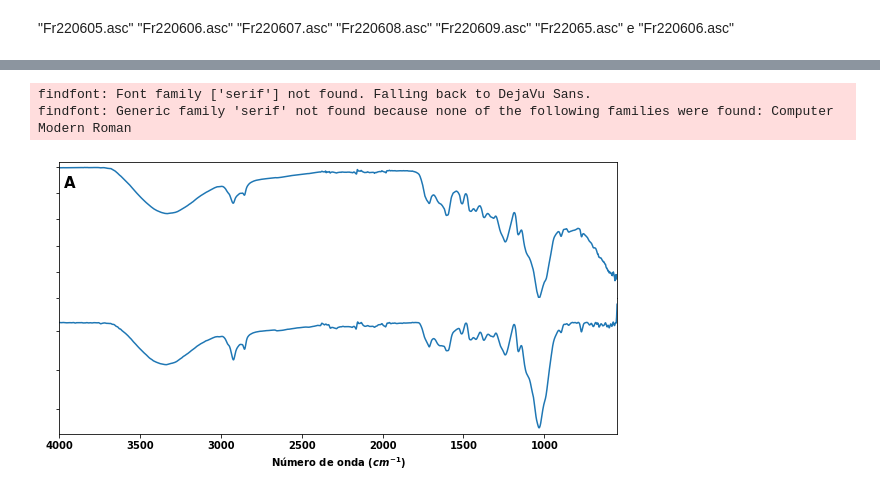
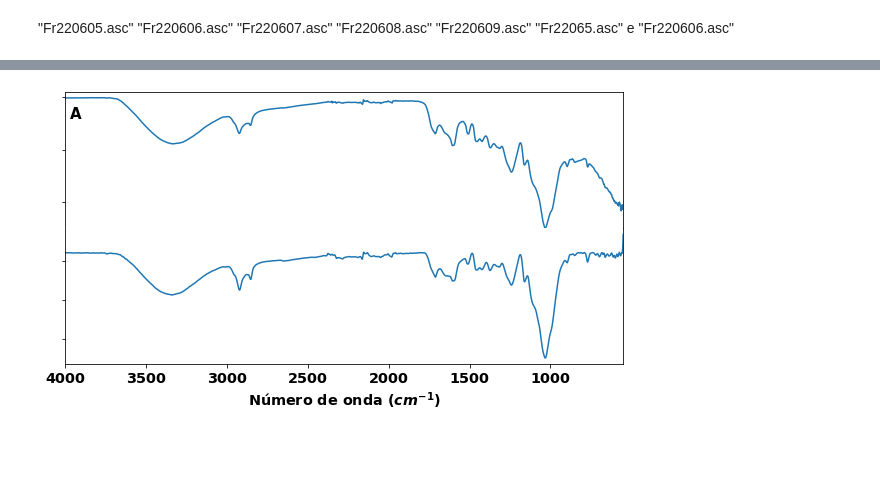
Before and after one commit to IvanRehder/Blender, a Jupyter notebook: Projetos/Projeto Vitor/LerGrafico.ipynb, the cells around one changed output, grey strips where cells are left out. Cells and saved outputs as stored; diff of their text form; code cells hidden in the pictures; blank space fills up the shorter version.

```diff
--- a/Projetos/Projeto Vitor/LerGrafico.ipynb
+++ b/Projetos/Projeto Vitor/LerGrafico.ipynb
@@ -13,8 +13,12 @@ plt.rcParams.update({
     #"text.usetex": True,     # use inline math for ticks
     #"pgf.rcfonts": False,    # don't setup fonts from rc parameters
     "figure.figsize": [10,5],
+    "axes.titlesize": "x-large",   # fontsize oarqthe axes title
+    "axes.labelsize": "x-large",  # fontsize of the x any y labe
     #"axes.titlesize": "xx-large",   # fontsize oarqthe axes title
     #"axes.labelsize": "xx-large",  # fontsize of the x any y labels
+    "xtick.labelsize": "x-large",  # font size of the tick labels
+    "ytick.labelsize": "x-large",  # font size of the tick labels
     #"xtick.labelsize": "xx-large",  # font size of the tick labels
     #"ytick.labelsize": "xx-large",  # font size of the tick labels
     #"legend.fontsize":   "large",
@@ -162,34 +165,32 @@ dataX = []
 dataY = []
 for linha in data:
     dataX.append(linha[0])
     dataY.append(linha[1])
 
 fig.figsize = [16,8]
 axs[0].plot(dataX,dataY)
 axs[0].set_yticklabels([])
 axs[0].set_ylim(min(dataY),max(dataY)+1)
 axs[0].annotate('A',xy=(2000, 80), xytext=(0.03, 0.9), textcoords='axes fraction',horizontalalignment='right', verticalalignment='top',fontsize=15)
 axs[0].label_outer()
 axs[0].spines['bottom'].set_visible(False)
 
 data = np.loadtxt(arq[1], skiprows = 55)
 dataX = []
 dataY = []
 for linha in data:
     dataX.append(linha[0])
     dataY.append(linha[1])
 
 axs[1].plot(dataX,dataY)
 axs[1].set_xlim(dataX[0],dataX[-1])
 axs[1].set_xlabel(r'Número de onda ($cm^{-1})$', fontweight='bold')
 axs[1].set_yticklabels([])
-axs[1].annotate('A',xy=(2000, 80), xytext=(0.03, 0.9), textcoords='axes fraction',horizontalalignment='right', verticalalignment='top',fontsize=15)
+axs[1].annotate('B',xy=(2000, 80), xytext=(0.03, 0.9), textcoords='axes fraction',horizontalalignment='right', verticalalignment='top',fontsize=15)
 axs[1].label_outer()
 axs[1].spines['top'].set_visible(False)
 
 fig.savefig(os.path.join(pasta,"Fr220605 + Fr220606.asc"[:19]) + '.jpg')
 fig.savefig(os.path.join(pasta,"Fr220605 + Fr220606.asc"[:19]) + '.png')
 # %% [output]
-findfont: Font family ['serif'] not found. Falling back to DejaVu Sans.
-findfont: Generic family 'serif' not found because none of the following families were found: Computer Modern Roman
-[figure, old version]
+[figure, new version]
```
Also changed, not shown: parts of 1 cell of this notebook, 12 other files.
